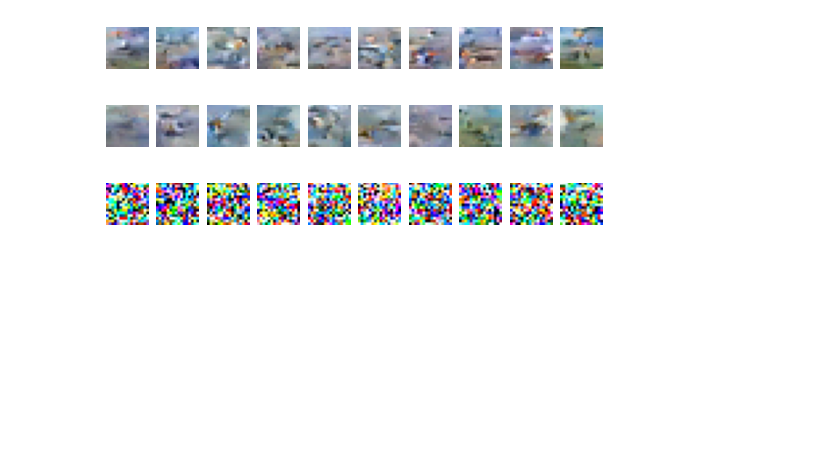
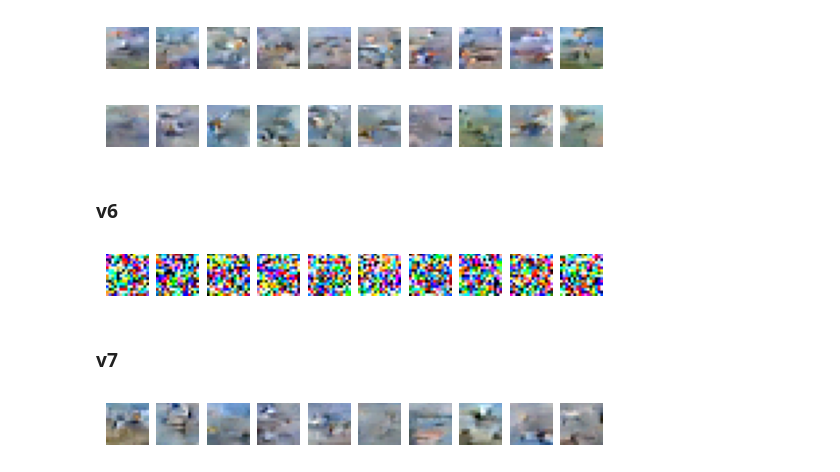
Before and after one commit to Bhuvan-1/DiffusionGAN, a Jupyter notebook: test.ipynb, the cells around one changed output. Cells and saved outputs as stored; diff of their text form; code cells hidden in the pictures; blank space fills up the shorter version.

```diff
--- a/test.ipynb
+++ b/test.ipynb
@@ -119,6 +119,8 @@ for i in range(10):
 plt.show()
 # %% [output]
 [figure]
+# %% [markdown]
+### v6
 # %%
 litmodelv6 = LitDiffusionModel.load_from_checkpoint(
     './runs/data=CIFAR10_0_16.npz,n_steps=300,lbeta=1.000e-05,ubeta=1.280e-02,batch_size=512,n_epochs=100,noise=linear/last.ckpt',
@@ -138,3 +140,24 @@ for i in range(10):
 plt.show()
 # %% [output]
 [figure]
+# %% [markdown]
+### v7
+# %%
+litmodelv7 = LitDiffusionModel.load_from_checkpoint(
+    './runs/data=CIFAR10_0_16.npz,n_steps=250,lbeta=1.000e-05,ubeta=1.280e-02,batch_size=512,n_epochs=100,noise=linear/last.ckpt',
+    hparams_path = './runs/data=CIFAR10_0_16.npz,n_steps=250,lbeta=1.000e-05,ubeta=1.280e-02,batch_size=512,n_epochs=100,noise=linear/lightning_logs/version_0/hparams.yaml'
+)
+litmodelv7.eval()
+
+X = litmodelv7.sample(10,return_intermediate=False)
+
+fig, ax = plt.subplots(1,10)
+for i in range(10):
+    x = X[i].detach().numpy().transpose(1,2,0)*std + mean
+    x = np.clip(x,0,1)
+    ax[i].imshow(x)
+    ax[i].axis('off')
+
+plt.show()
+# %% [output]
+[figure, added]
```
Also changed, not shown: 2 other files.
